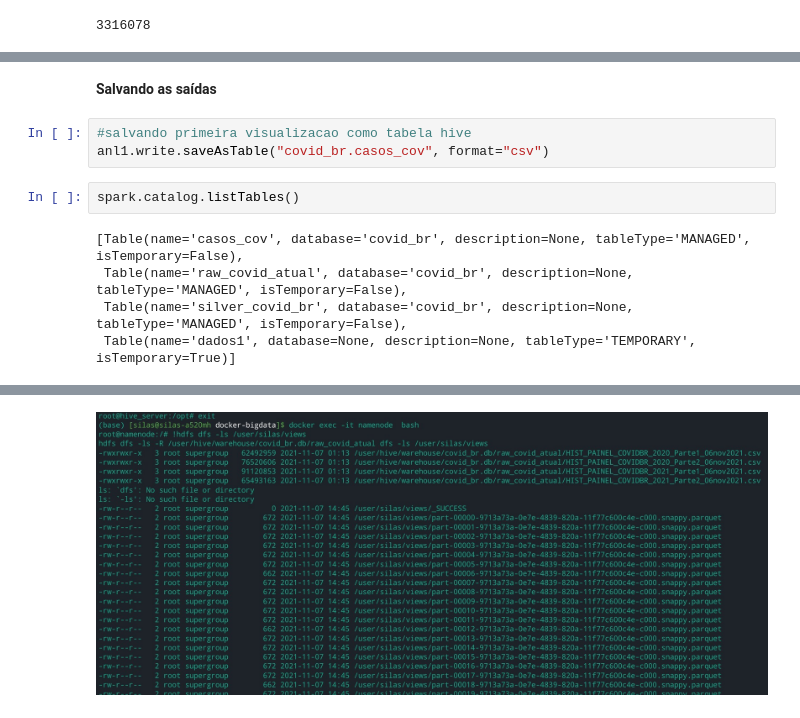
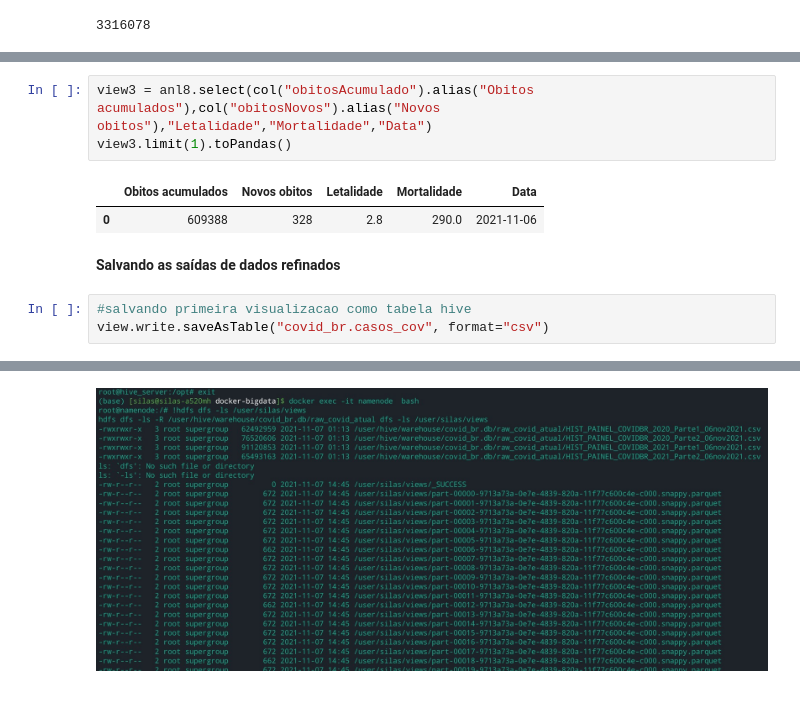
Before and after one commit to silasmaverick/Projects, a Jupyter notebook: Covid_Engenharia/workinprogres3.ipynb, the cells around one changed output, grey strips where cells are left out. Drawn from its saved outputs; the diff is of its cells as text.

```diff
--- a/Covid_Engenharia/workinprogres3.ipynb
+++ b/Covid_Engenharia/workinprogres3.ipynb
@@ -237,12 +239,11 @@ ostp2.agg(*ostp3).show()
+# %%
+view3 = anl8.select(col("obitosAcumulado").alias("Obitos acumulados"),col("obitosNovos").alias("Novos obitos"),"Letalidade","Mortalidade","Data")
+view3.limit(1).toPandas()
+# %% [output]
+|  | Obitos acumulados | Novos obitos | Letalidade | Mortalidade | Data |
+| 0 | 609388 | 328 | 2.8 | 290.0 | 2021-11-06 |
 # %% [markdown]
-**Salvando as saídas**
+**Salvando as saídas de dados refinados**
 # %%
 #salvando primeira visualizacao como tabela hive
-anl1.write.saveAsTable("covid_br.casos_cov", format="csv")
+view.write.saveAsTable("covid_br.casos_cov", format="csv")
-# %%
-spark.catalog.listTables()
-# %% [output]
-[Table(name='casos_cov', database='covid_br', description=None, tableType='MANAGED', isTemporary=False),
- Table(name='raw_covid_atual', database='covid_br', description=None, tableType='MANAGED', isTemporary=False),
- Table(name='silver_covid_br', database='covid_br', description=None, tableType='MANAGED', isTemporary=False),
- Table(name='dados1', database=None, description=None, tableType='TEMPORARY', isTemporary=True)]
```
Also changed, not shown: parts of 43 cells of this notebook.
